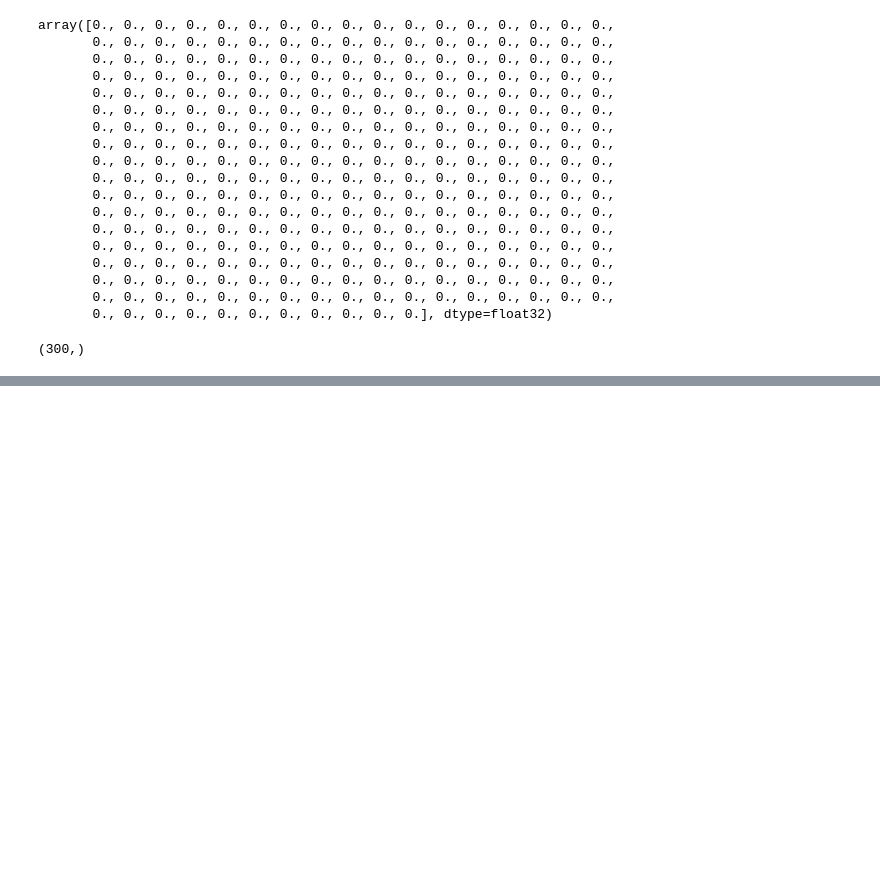
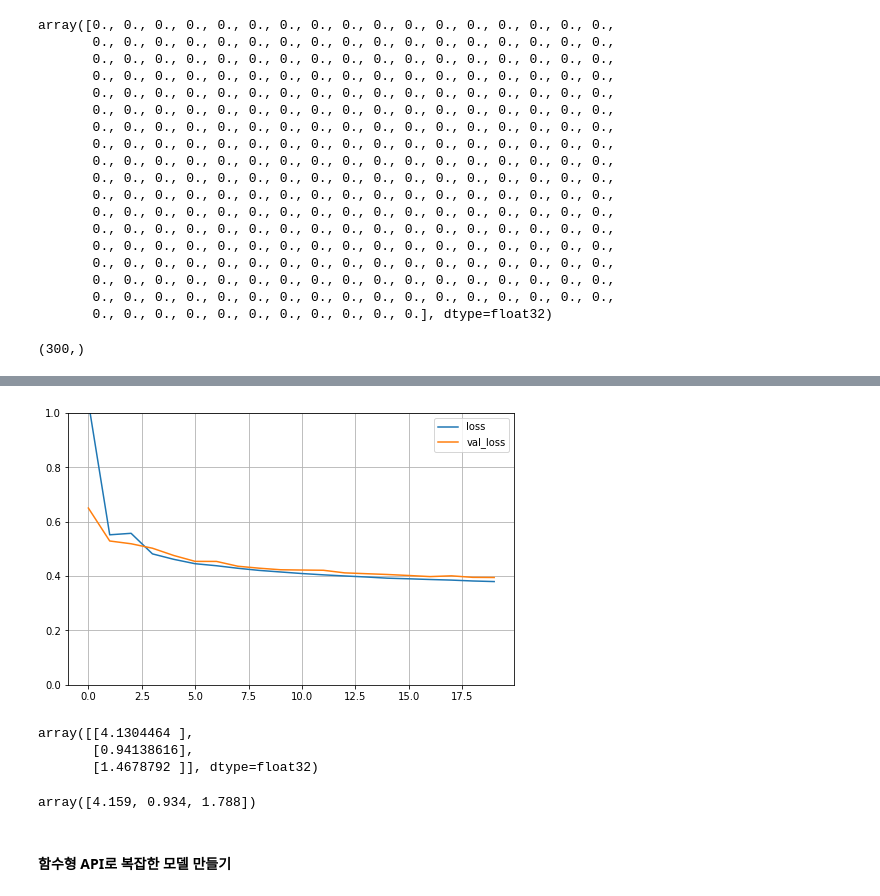
Before and after one commit to lijm1358/ml_practice, a Jupyter notebook: ch10.ipynb, the cells around one changed output, grey strips where cells are left out. Cells and saved outputs as stored; diff of their text form; code cells hidden in the pictures; blank space fills up the shorter version.

```diff
--- a/ch10.ipynb
+++ b/ch10.ipynb
@@ -398,0 +518,17 @@ biases.shape
+# %%
+# 캘리포니아 주택 가격 dataset 사용
+# 누락된 데이터는 없음.
+from sklearn.datasets import fetch_california_housing
+from sklearn.model_selection import train_test_split
+from sklearn.preprocessing import StandardScaler
+
+housing = fetch_california_housing()
+
+X_train_full, X_test, y_train_full, y_test = train_test_split(housing.data, housing.target)
+X_train, X_valid, y_train, y_valid = train_test_split(X_train_full, y_train_full)
+
+# 모든 특성의 스케일 조정
+scaler = StandardScaler()
+X_train = scaler.fit_transform(X_train)
+X_valid = scaler.transform(X_valid)
+X_test = scaler.transform(X_test)
@@ -398,0 +551,15 @@ biases.shape
+# %%
+# 회귀용 MLP는 분류에서 사용했던 것과 거의 동일.
+# 하지만 출력층은 활성화 함수가 없는 하나의 뉴런(하나의 값을 예측하기 때문), 손실 함수는 MSE.
+# 데이터셋에 잡음이 많으므로 과대적합을 막기 위해 뉴런 수가 적은 은닉층 하나만 사용.
+
+model = keras.models.Sequential([
+    keras.layers.Dense(30, activation="relu", input_shape=X_train.shape[1:]),
+    keras.layers.Dense(1)
+])
+
+model.compile(loss="mean_squared_error", optimizer="sgd")
+history = model.fit(X_train, y_train, epochs=20, validation_data=(X_valid, y_valid))
+mse_test = model.evaluate(X_test, y_test)
+X_new = X_test[:3]
+y_pred = model.predict(X_new)
@@ -398,0 +584,19 @@ biases.shape
+# %%
+pd.DataFrame(history.history).plot(figsize=(8, 5))
+plt.grid(True)
+plt.gca().set_ylim(0, 1) # 수직축의 범위 설정
+plt.show()
+# %% [output]
+[figure, added]
+# %%
+y_pred
+# %% [output]
+array([[4.1304464 ],
+       [0.94138616],
+       [1.4678792 ]], dtype=float32)
+# %%
+y_test[:3]
+# %% [output]
+array([4.159, 0.934, 1.788])
+# %% [markdown]
+#### 함수형 API로 복잡한 모델 만들기
```
Also changed, not shown: parts of 107 cells of this notebook.
